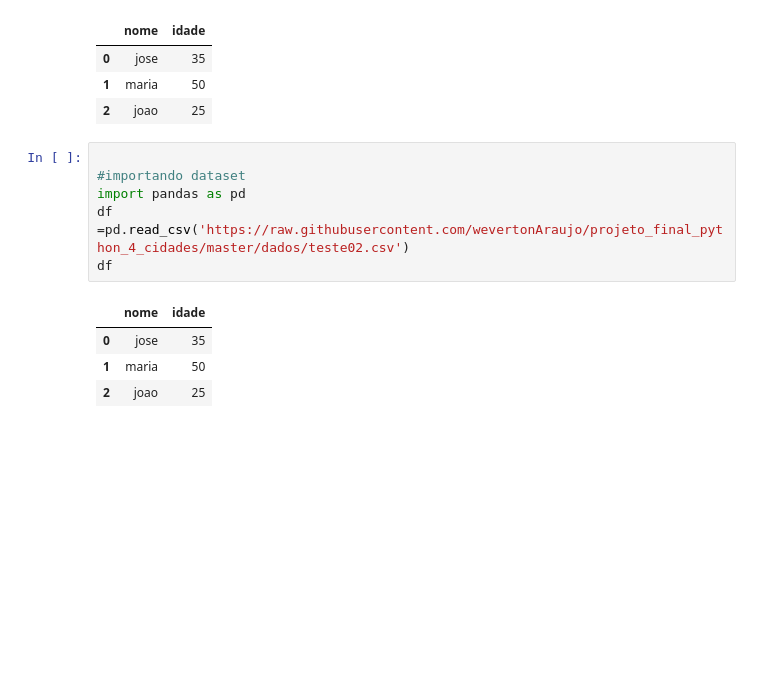
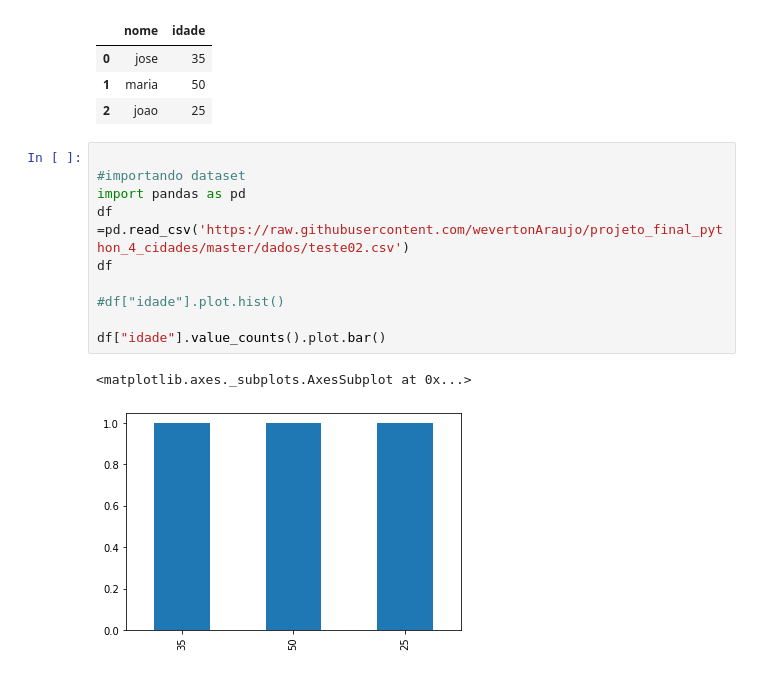
Before and after one commit to wevertonAraujo/projeto_final_python_4_cidades, a Jupyter notebook: teste1_1.ipynb, the cells around one changed output. Drawn from its saved outputs; the diff is of its cells as text; blank space fills up the shorter version.

```diff
--- a/teste1_1.ipynb
+++ b/teste1_1.ipynb
@@ -223,11 +223,13 @@ df
 # %%
 
 #importando dataset
 import pandas as pd
 df =pd.read_csv('https://raw.githubusercontent.com/wevertonAraujo/projeto_final_python_4_cidades/master/dados/teste02.csv')
 df
+
+#df["idade"].plot.hist()
+
+df["idade"].value_counts().plot.bar()
 # %% [output]
-|  | nome | idade |
-| 0 | jose | 35 |
-| 1 | maria | 50 |
-| 2 | joao | 25 |
+<matplotlib.axes._subplots.AxesSubplot at 0x...>
+[figure, added]
```
Also changed, not shown: parts of 3 cells of this notebook.
